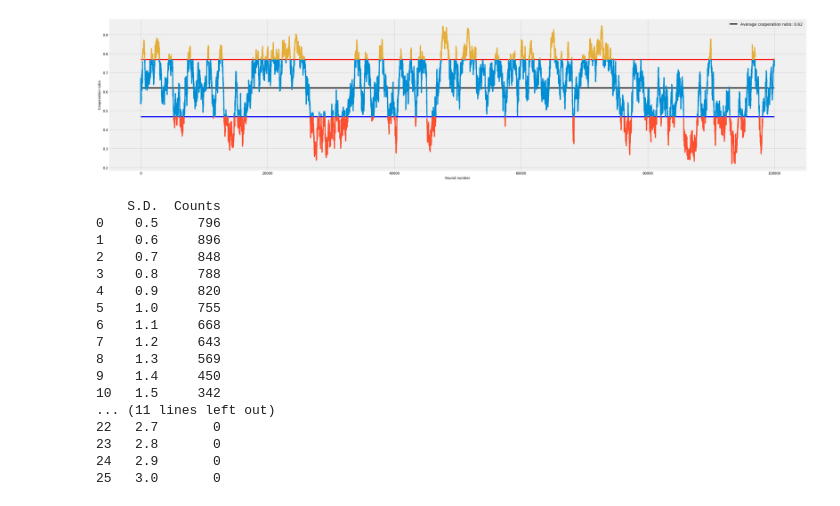
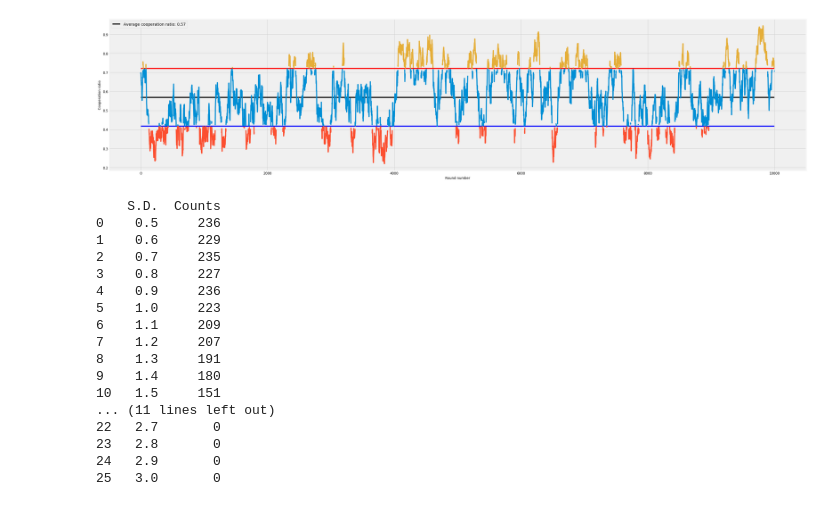
Before and after one commit to vocelik/heterogenous_game_theory, a Jupyter notebook: Control Group/seed32_mm1000_me01_mi01_sdm0_sde0_sdi0.ipynb, the cells around one changed output. Cells and saved outputs as stored; diff of their text form; code cells hidden in the pictures.

```diff
--- a/Control Group/seed32_mm1000_me01_mi01_sdm0_sde0_sdi0.ipynb
+++ b/Control Group/seed32_mm1000_me01_mi01_sdm0_sde0_sdi0.ipynb
@@ -65,0 +14,4 @@ _________________________________________
+# %%
+agents = get_agents(homogenous = True)
+check_parameters(agents)
+compare_payoff_function(agents, default_payoff_functions)
@@ -66,13 +54,13 @@ _________________________________________
 # %%
-tournament_seed32_mm1000_me01_mi01_sdm0_sde0_sdi0 = Tournament.create_play_tournament(
-                 countries = agents,
-                 max_rounds = 100000,
+seed32_mm1000_me01_mi01_sdm0_sde0_sdi0 = Tournament.create_play_tournament(
+                 agents = agents,
+                 max_rounds = 10000,
                  strategy_list = [defect, tit_for_tat, generous_tit_for_tat, cooperate],
                  payoff_functions = default_payoff_functions,
                  surveillance_penalty = True,
                  self_reward = selfreward, #default function
                  playing_each_other = True,
-                 nr_strategy_changes = 1,
+                 nr_strategy_changes = 10,
                  mutation_rate = 0.1,
                  init_fitnes_as_m = False,
                  noise = 0.05,
@@ -91,27 +75,27 @@ C_D_ratios_per_round(tournament_seed32_mm1000_me01_mi01_sdm0_sde0_sdi0)
 # %%
 # we can change the constant of s.d.
-C_D_ratios_per_round_var(tournament_seed32_mm1000_me01_mi01_sdm0_sde0_sdi0, constant = 1)
+C_D_ratios_per_round_var(seed32_mm1000_me01_mi01_sdm0_sde0_sdi0, constant = 1)
 # %% [output]
-[figure, old version]
+[figure, new version]
 # %%
-outliers = count_outliers(tournament_seed32_mm1000_me01_mi01_sdm0_sde0_sdi0, constants = np.arange(0.5, 3.1, 0.1))
+outliers = count_outliers(seed32_mm1000_me01_mi01_sdm0_sde0_sdi0, constants = np.arange(0.5, 3.1, 0.1))
 data = {'S.D.': list(outliers.keys()), 'Counts': list(outliers.values())}
 df = pd.DataFrame.from_dict(data)
 print(df)
 df.to_csv("Data/data_" + str(seed) + "outlier_counts.csv", encoding='utf-8', index = False, float_format='%.1f')
 # %% [output]
     S.D.  Counts
-0    0.5     796
-1    0.6     896
-2    0.7     848
-3    0.8     788
-4    0.9     820
-5    1.0     755
-6    1.1     668
-7    1.2     643
-8    1.3     569
-9    1.4     450
-10   1.5     342
+0    0.5     236
+1    0.6     229
+2    0.7     235
+3    0.8     227
+4    0.9     236
+5    1.0     223
+6    1.1     209
+7    1.2     207
+8    1.3     191
+9    1.4     180
+10   1.5     151
 ... (11 lines left out)
 22   2.7       0
 23   2.8       0
```
Also changed, not shown: parts of 9 cells of this notebook, 45 other files.
